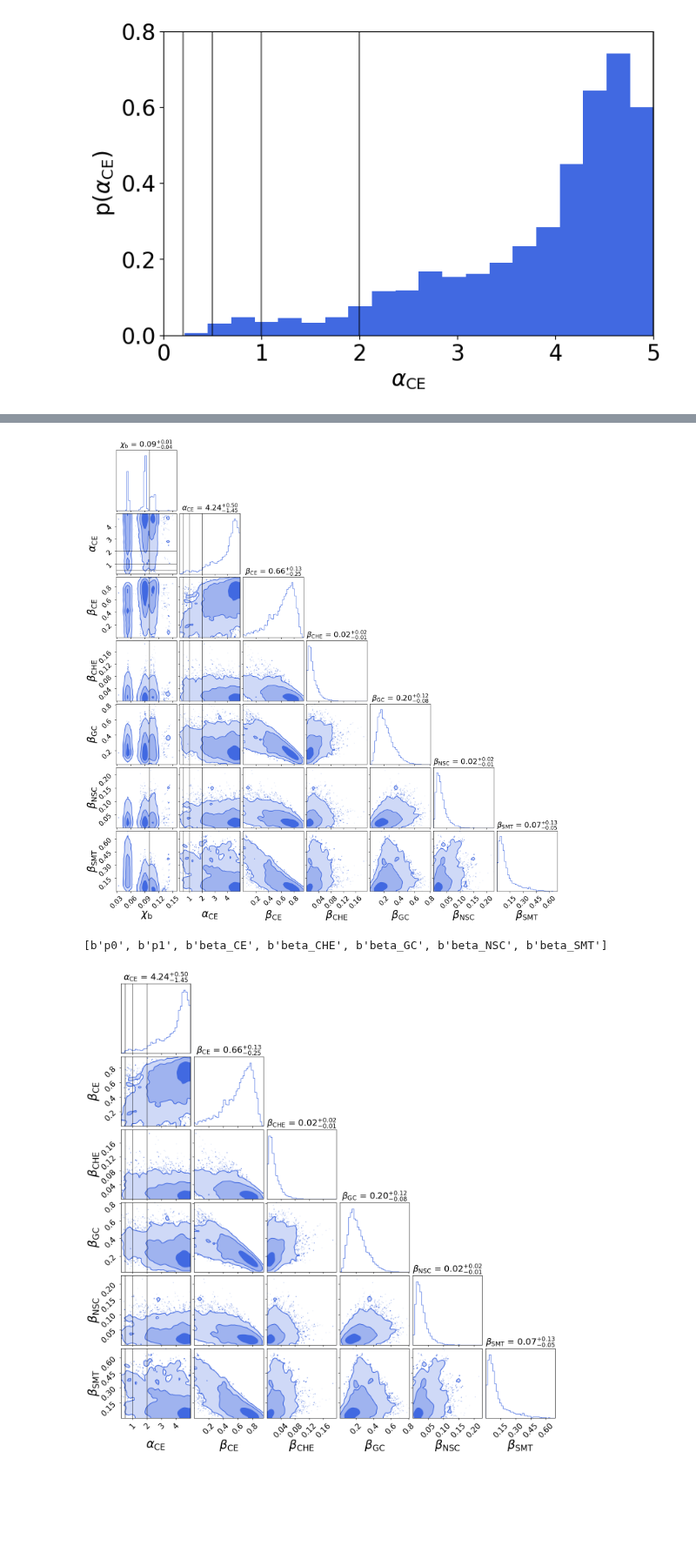
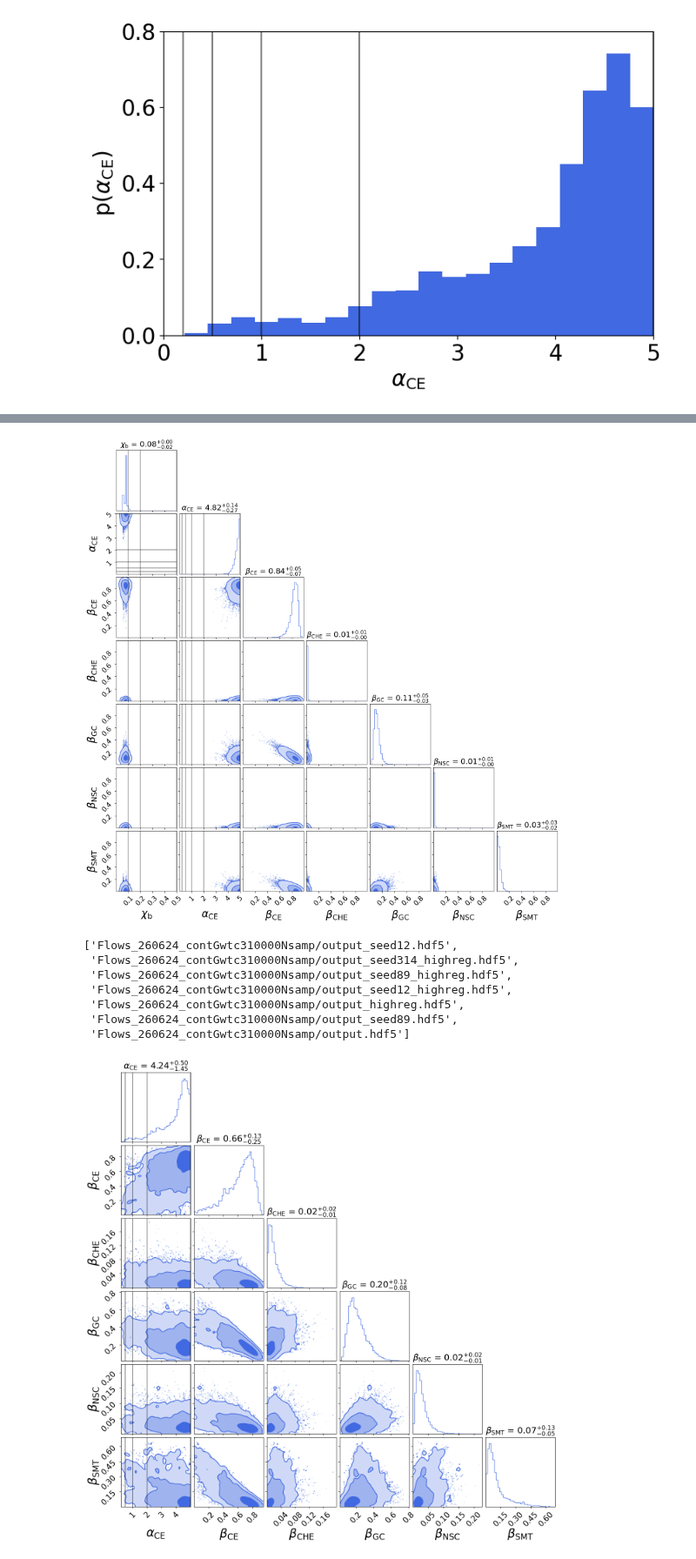
Before and after one commit to scolloms/AMAZE_model_selection, a Jupyter notebook: rns/postsample_analyses_continu.ipynb, the cells around one changed output, grey strips where cells are left out. Shown at 87% size. Saved outputs shown, nothing was run; the diff lists cells and outputs as text; code cells hidden in the pictures; blank space fills up the shorter version.

Commit message:
plots for paper draft and inference checks

```diff
--- a/rns/postsample_analyses_continu.ipynb
+++ b/rns/postsample_analyses_continu.ipynb
@@ -61,41 +129,68 @@ np.mean(alpha_samps)
 # %%
 #corner plots of betas
-branching_fracs = np.array(flow_file['model_selection']['samples']['block0_values'])
 plt.rcParams.update({'font.size': 16})
 
 
 corner_kwargs = dict(
     bins=40,
     smooth=0.9,
     color="royalblue",
     #quantiles=[0.16, 0.84],
     levels=(1 - np.exp(-0.5), 1 - np.exp(-2), 1 - np.exp(-9 / 2.0)),
     plot_density=True,
     plot_datapoints=True,
     fill_contours=True,
     show_titles=True,
     hist_kwargs=dict(density=True),
     label_kwargs=dict(fontsize=25),
     title_kwargs=dict(fontsize=18),
     labels=[r'$\chi_\mathrm{b}$', r'$\alpha_{\mathrm{CE}}$',r'$\beta_{\mathrm{CE}}$',r'$\beta_{\mathrm{CHE}}$',r'$\beta_{\mathrm{GC}}$',r'$\beta_{\mathrm{NSC}}$',r'$\beta_{\mathrm{SMT}}$'],
-    #range = [(0.,.5),(0.,5.),(0.,.99),(0.,.99),(0.,.99),(0.,.99),(0.,.99)]
+    range = [(0.,.5),(0.,5.),(0.,.99),(0.,.99),(0.,.99),(0.,.99),(0.,.99)]
 )
+kwargs_lowreg = dict(
+    bins=40,
+    smooth=0.9,
+    color="darkblue",
+    #quantiles=[0.16, 0.84],
+    levels=(1 - np.exp(-0.5), 1 - np.exp(-2), 1 - np.exp(-9 / 2.0)),
+    plot_density=True,
+    plot_datapoints=True,
+    fill_contours=True,
+    show_titles=True,
+    hist_kwargs=dict(density=True),
+    label_kwargs=dict(fontsize=25),
+    title_kwargs=dict(fontsize=18),
+    labels=[r'$\chi_\mathrm{b}$', r'$\alpha_{\mathrm{CE}}$',r'$\beta_{\mathrm{CE}}$',r'$\beta_{\mathrm{CHE}}$',r'$\beta_{\mathrm{GC}}$',r'$\beta_{\mathrm{NSC}}$',r'$\beta_{\mathrm{SMT}}$'],
+    range = [(0.,.5),(0.,5.),(0.,.99),(0.,.99),(0.,.99),(0.,.99),(0.,.99)]
+)
+files_highreg = ['Flows_260624_contGwtc310000Nsamp/output_seed314_highreg.hdf5']
 
-#kwargs = deepcopy(corner_kwargs)
-fig_data = corner.corner(branching_fracs, **corner_kwargs)
-for xb in chi_b:
-    corner.overplot_lines(fig_data, [xb, None, None, None, None, None, None], color='black', alpha=0.5)
+for i, filename in enumerate(files_highreg):
+    file = h5py.File(filename, 'r')
 
-for a in alpha:
-    corner.overplot_lines(fig_data, [None, a, None, None, None, None, None], color='black', alpha=0.5)
-#fig_data = corner.corner(dirichlet.pdf(np.ones(5)*0.2, np.ones(5)), fig=fig_data, **corner_kwargs_kde)
-fig_data.savefig('/Users/stormcolloms/Documents/PhD/Project_work/AMAZE_model_selection/rns/Flows_200324_contcorrectalpha/plots/full_posteriors_corner_cont.pdf')
+    branching_fracs = np.array(file['model_selection']['samples']['block0_values'])
+
+    #kwargs = deepcopy(corner_kwargs)
+    fig_data = corner.corner(branching_fracs, **corner_kwargs)
+    for xb in chi_b:
+        corner.overplot_lines(fig_data, [xb, None, None, None, None, None, None], color='black', alpha=0.5)
+
+    for a in alpha:
+        corner.overplot_lines(fig_data, [None, a, None, None, None, None, None], color='black', alpha=0.5)
+    #fig_data = corner.corner(dirichlet.pdf(np.ones(5)*0.2, np.ones(5)), fig=fig_data, **corner_kwargs_kde)
+#fig_data.savefig('/Users/stormcolloms/Documents/PhD/Project_work/AMAZE_model_selection/rns/Flows_200324_contcorrectalpha/plots/full_posteriors_corner_cont.pdf')
 # %% [output]
-[figure, old version]
+[figure, new version]
-# %%
-list(flow_file['model_selection']['samples']['block0_items'])
-# %% [output]
-[b'p0', b'p1', b'beta_CE', b'beta_CHE', b'beta_GC', b'beta_NSC', b'beta_SMT']
+# %%
+glob.glob('Flows_260624_contGwtc310000Nsamp/*.hdf5')
+# %% [output]
+['Flows_260624_contGwtc310000Nsamp/output_seed12.hdf5',
+ 'Flows_260624_contGwtc310000Nsamp/output_seed314_highreg.hdf5',
+ 'Flows_260624_contGwtc310000Nsamp/output_seed89_highreg.hdf5',
+ 'Flows_260624_contGwtc310000Nsamp/output_seed12_highreg.hdf5',
+ 'Flows_260624_contGwtc310000Nsamp/output_highreg.hdf5',
+ 'Flows_260624_contGwtc310000Nsamp/output_seed89.hdf5',
+ 'Flows_260624_contGwtc310000Nsamp/output.hdf5']
 # %%
 #corner plots of posteriors, without chi_b
 
```
Also changed, not shown: parts of 2 cells of this notebook, 2 other files.
